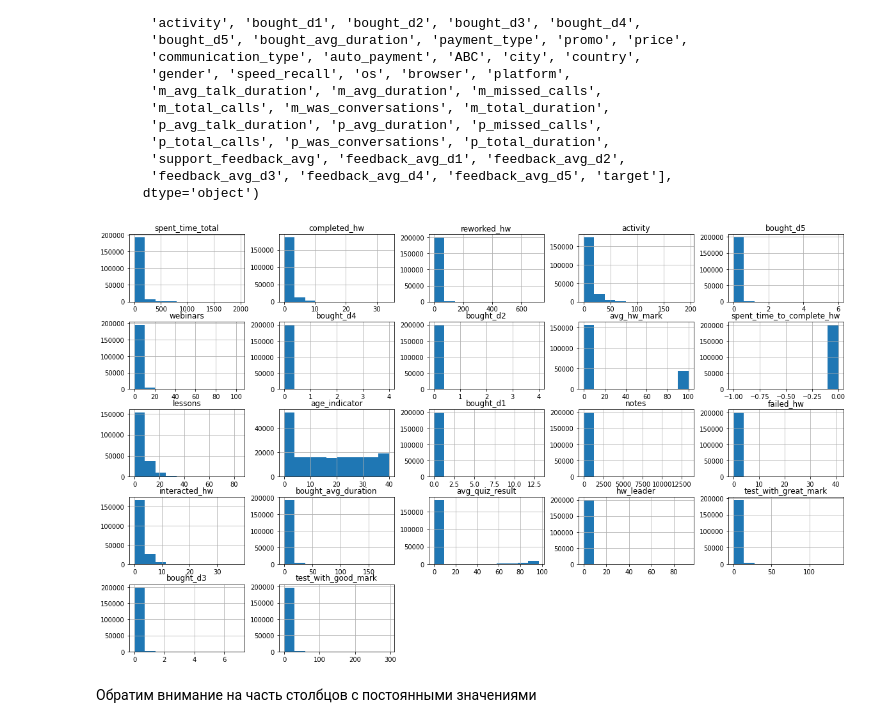
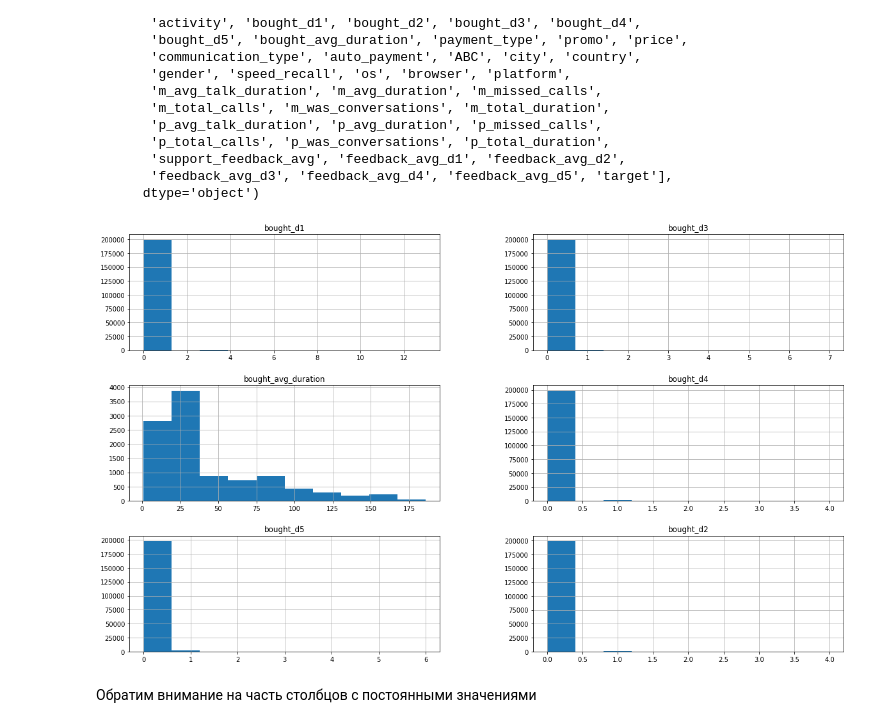
Before and after one commit to endovitskayaV/netology, a Jupyter notebook: explore.ipynb, the cells around one changed output. Saved outputs shown, nothing was run; the diff lists cells and outputs as text; code cells hidden in the pictures.

```diff
--- a/explore.ipynb
+++ b/explore.ipynb
@@ -17,0 +46,2 @@ df = pd.read_csv("./content/train.csv")
+# %%
+df['age_indicator'].fillna((df['age_indicator'].median()), inplace=True)
@@ -312,17 +346,12 @@ Index(['id', 'age_indicator', 'month_id', 'student_id', 'program_id',
        'feedback_avg_d3', 'feedback_avg_d4', 'feedback_avg_d5', 'target'],
       dtype='object')
 # %%
-features = list(set(['age_indicator',
-       'carts_created_at', 'spent_time_total', 'spent_time_to_complete_hw',
-       'completed_hw', 'failed_hw', 'reworked_hw', 'interacted_hw',
-       'avg_hw_mark', 'test_with_good_mark', 'test_with_great_mark',
-       'webinars', 'avg_quiz_result', 'notes', 'hw_leader', 'lessons',
-       'activity', 'bought_d1', 'bought_d2', 'bought_d3', 'bought_d4',
+features = list(set(['bought_d1', 'bought_d2', 'bought_d3', 'bought_d4',
        'bought_d5', 'bought_avg_duration']))
 
 _ = df[features].hist(figsize=(20,12))
 # %% [output]
-[figure, old version]
+[figure, new version]
 # %% [markdown]
 Обратим внимание на часть столбцов с постоянными значениями
 # %%
```
Also changed, not shown: parts of 4 cells of this notebook, 8 other files.
